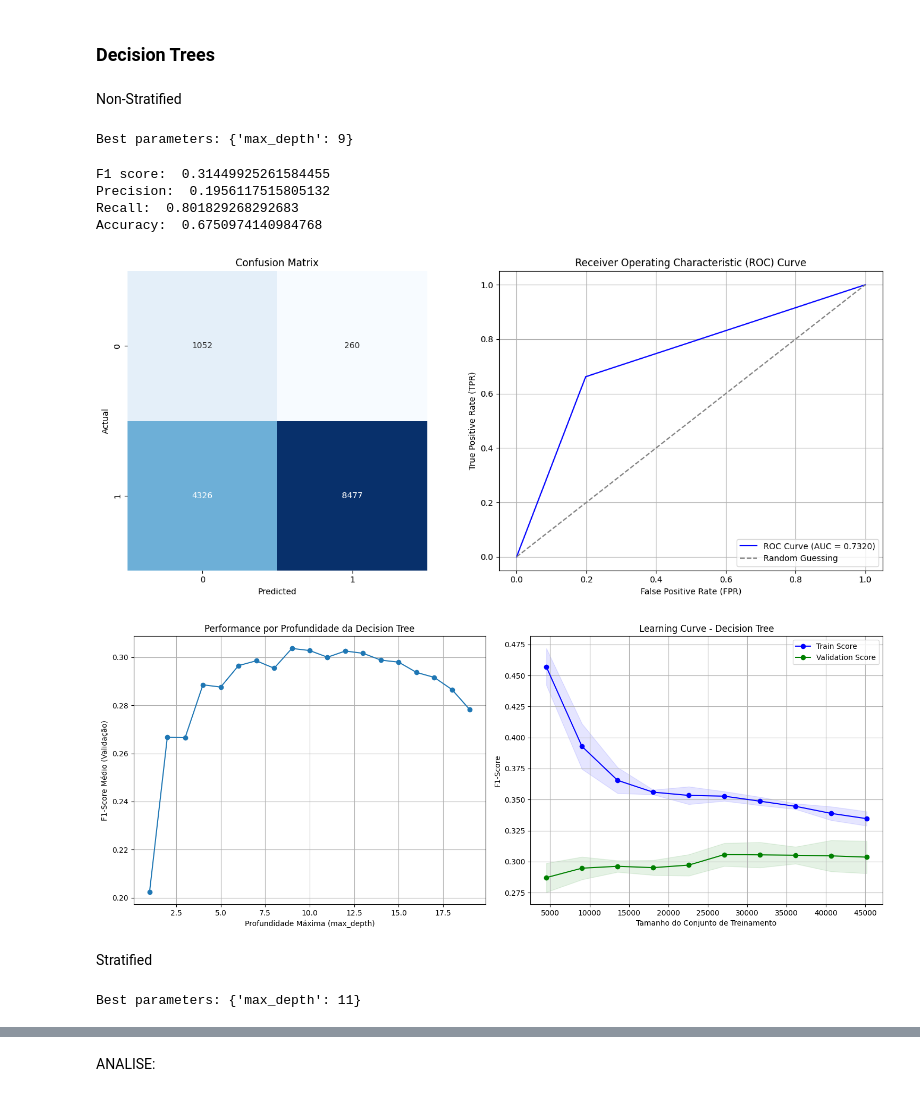
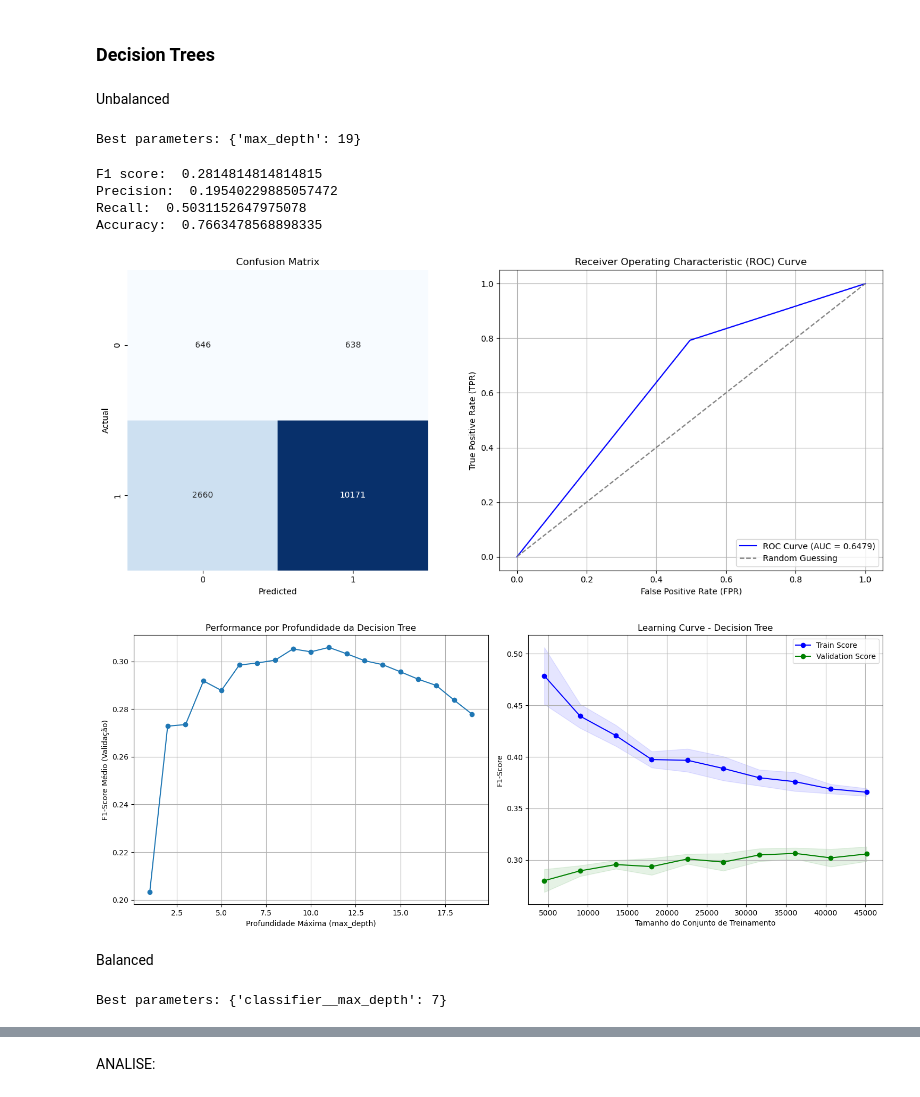
Before and after one commit to Barb02/IDS_project, a Jupyter notebook: customer.ipynb, the cells around one changed output, grey strips where cells are left out. Drawn from its saved outputs; the diff is of its cells as text; code cells hidden in the pictures.

Commit message:
Balanced

```diff
--- a/customer.ipynb
+++ b/customer.ipynb
@@ -680,9 +741,12 @@ Stratified
 # %%
 X_train, X_test, y_train, y_test = train_test_split(X, y, test_size=0.2, random_state=42, stratify=y)
 
+smote = SMOTE(random_state=42)
 gauss = GaussianNB()
-gauss.fit(X_train, y_train)
-y_pred = gauss.predict(X_test)
+pipeline = Pipeline([('smote', smote), ('classifier', gauss)])
+
+pipeline.fit(X_train, y_train)
+y_pred = pipeline.predict(X_test)
 # %%
 evaluation(y_test,y_pred)
 # %% [output]
@@ -701,16 +770,17 @@ dftree=dfc
 
 X = dftree.drop('health_ins', axis=1)
 y = dftree['health_ins']
-# %% [markdown]
-Non-Stratified
+# %% [markdown]
+Unbalanced
 # %%
-kf = KFold(n_splits=5, shuffle=True, random_state=42)
-X_train, X_test, y_train, y_test = train_test_split(X, y, test_size=0.2, random_state=42)
+skf = StratifiedKFold(n_splits=5, shuffle=True, random_state=42)
+X_train, X_test, y_train, y_test = train_test_split(X, y, test_size=0.2, random_state=42, stratify=y)
+X_train, y_train = smote.fit_resample(X_train, y_train)
 
 param_grid = {'max_depth': range(1, 20)}
 
 dt = DecisionTreeClassifier(class_weight='balanced', random_state=42)
-grid_search = GridSearchCV(estimator=dt, param_grid=param_grid, cv=kf, scoring=f1_label_0)
+grid_search = GridSearchCV(estimator=dt, param_grid=param_grid, cv=skf, scoring=f1_label_0)
 grid_search.fit(X_train, y_train)
 
 y_pred = grid_search.best_estimator_.predict(X_test)
@@ -719,15 +789,15 @@ max_depth_values = grid_search.cv_results_['param_max_depth'].data
 
 print("Best parameters:", grid_search.best_params_)
 # %% [output]
-Best parameters: {'max_depth': 9}
+Best parameters: {'max_depth': 19}
 # %%
 evaluation(y_test,y_pred)
 # %% [output]
-F1 score:  0.31449925261584455
-Precision:  0.1956117515805132
-Recall:  0.801829268292683
-Accuracy:  0.6750974140984768
+F1 score:  0.2814814814814815
+Precision:  0.19540229885057472
+Recall:  0.5031152647975078
+Accuracy:  0.7663478568898335
-[figure, old version]
+[figure, new version]
 # %%
 fig, axs = plt.subplots(1, 2, figsize=(15, 6))
 
@@ -739,54 +809,58 @@ axs[0].set_title("Performance por Profundidade da Decision Tree")
 axs[0].grid()
 
 # Learning Curve
 train_sizes, train_scores, val_scores = learning_curve(
-    grid_search.best_estimator_, X_train, y_train, cv=kf, scoring=f1_label_0, train_sizes=[0.1, 0.2, 0.3, 0.4, 0.5, 0.6, 0.7, 0.8, 0.9, 1.0]
+    grid_search.best_estimator_, X_train, y_train, cv=skf, scoring=f1_label_0, train_sizes=[0.1, 0.2, 0.3, 0.4, 0.5, 0.6, 0.7, 0.8, 0.9, 1.0]
 )
 
 # Calcular a média e desvio padrão para cada tamanho de treino
 train_scores_mean = train_scores.mean(axis=1)
 val_scores_mean = val_scores.mean(axis=1)
 train_scores_std = train_scores.std(axis=1)
 val_scores_std = val_scores.std(axis=1)
 
 # Learning curve
 axs[1].plot(train_sizes, train_scores_mean, label='Train Score', color='blue', marker='o')
 axs[1].plot(train_sizes, val_scores_mean, label='Validation Score', color='green', marker='o')
 
 # Áreas de desvio padrão
 axs[1].fill_between(train_sizes, train_scores_mean - train_scores_std, train_scores_mean + train_scores_std, alpha=0.1, color='blue')
 axs[1].fill_between(train_sizes, val_scores_mean - val_scores_std, val_scores_mean + val_scores_std, alpha=0.1, color='green')
 
 # Labels
 axs[1].set_xlabel("Tamanho do Conjunto de Treinamento")
 axs[1].set_ylabel("F1-Score")
 axs[1].set_title("Learning Curve - Decision Tree")
 axs[1].legend(loc='best')
 axs[1].grid(True)
 
 plt.tight_layout()
 plt.show()
 # %% [output]
-[figure, old version]
+[figure, new version]
-# %% [markdown]
-Stratified
+# %% [markdown]
+Balanced
 # %%
-skf = StratifiedKFold(n_splits=5, shuffle=True, random_state=42)
 X_train, X_test, y_train, y_test = train_test_split(X, y, test_size=0.2, random_state=42, stratify=y)
 
-param_grid = {'max_depth': range(1, 20)}
+smote= SMOTE(random_state=42)
 
 dt = DecisionTreeClassifier(class_weight='balanced', random_state=42)
-grid_search = GridSearchCV(estimator=dt, param_grid=param_grid, cv=skf, scoring=f1_label_0)
+pipeline= Pipeline([('smote',smote),('classifier',dt)])
+
+param_grid = {'classifier__max_depth': range(1, 20)}
+
+skf = StratifiedKFold(n_splits=5, shuffle=True, random_state=42)
+grid_search = GridSearchCV(estimator=pipeline, param_grid=param_grid, cv=skf, scoring=f1_label_0)
 grid_search.fit(X_train, y_train)
 
 y_pred = grid_search.best_estimator_.predict(X_test)
 mean_f1_scores = grid_search.cv_results_['mean_test_score']
-max_depth_values = grid_search.cv_results_['param_max_depth'].data
+max_depth_values = grid_search.cv_results_['param_classifier__max_depth'].data
 
 print("Best parameters:", grid_search.best_params_)
 # %% [output]
-Best parameters: {'max_depth': 11}
+Best parameters: {'classifier__max_depth': 7}
 # %%
 evaluation(y_test,y_pred)
 # %% [output]
```
Also changed, not shown: parts of 58 cells of this notebook.
